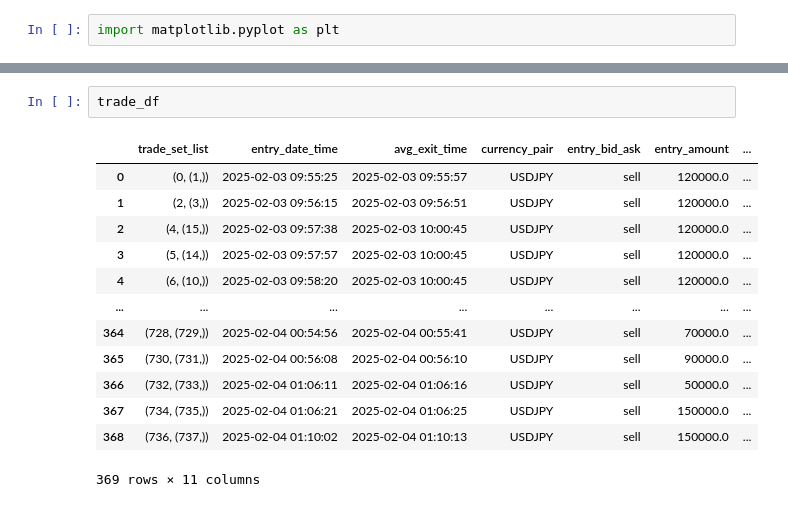
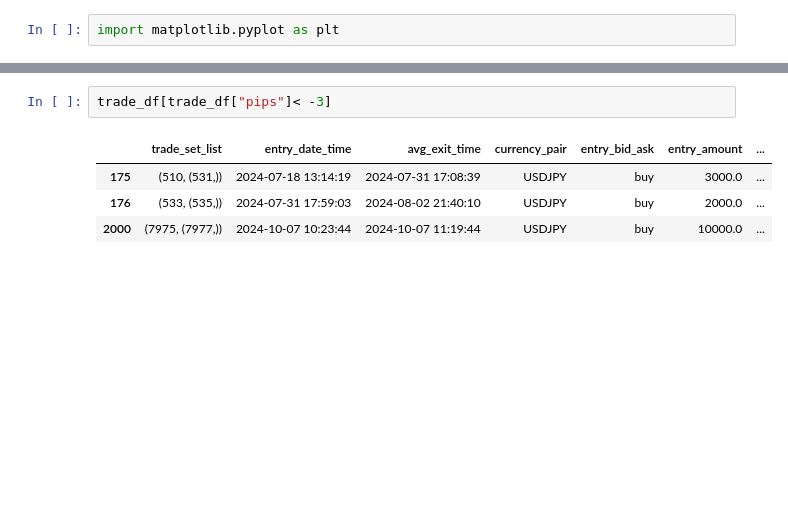
Before and after one commit to hiro0629/Tmp, a Jupyter notebook: jl_Analyze.ipynb, the cells around one changed output, grey strips where cells are left out. Cells and saved outputs as stored; diff of their text form; blank space fills up the shorter version.

```diff
--- a/jl_Analyze.ipynb
+++ b/jl_Analyze.ipynb
@@ -242,16 +495,7 @@ plt.show()
-# %%
-trade_df
-# %% [output]
-|  | trade_set_list | entry_date_time | avg_exit_time | currency_pair | entry_bid_ask | entry_amount | ... |
-| 0 | (0, (1,)) | 2025-02-03 09:55:25 | 2025-02-03 09:55:57 | USDJPY | sell | 120000.0 | ... |
-| 1 | (2, (3,)) | 2025-02-03 09:56:15 | 2025-02-03 09:56:51 | USDJPY | sell | 120000.0 | ... |
-| 2 | (4, (15,)) | 2025-02-03 09:57:38 | 2025-02-03 10:00:45 | USDJPY | sell | 120000.0 | ... |
-| 3 | (5, (14,)) | 2025-02-03 09:57:57 | 2025-02-03 10:00:45 | USDJPY | sell | 120000.0 | ... |
-| 4 | (6, (10,)) | 2025-02-03 09:58:20 | 2025-02-03 10:00:45 | USDJPY | sell | 120000.0 | ... |
-| ... | ... | ... | ... | ... | ... | ... | ... |
-| 364 | (728, (729,)) | 2025-02-04 00:54:56 | 2025-02-04 00:55:41 | USDJPY | sell | 70000.0 | ... |
-| 365 | (730, (731,)) | 2025-02-04 00:56:08 | 2025-02-04 00:56:10 | USDJPY | sell | 90000.0 | ... |
-| 366 | (732, (733,)) | 2025-02-04 01:06:11 | 2025-02-04 01:06:16 | USDJPY | sell | 50000.0 | ... |
-| 367 | (734, (735,)) | 2025-02-04 01:06:21 | 2025-02-04 01:06:25 | USDJPY | sell | 150000.0 | ... |
-| 368 | (736, (737,)) | 2025-02-04 01:10:02 | 2025-02-04 01:10:13 | USDJPY | sell | 150000.0 | ... |
-369 rows × 11 columns
+# %%
+trade_df[trade_df["pips"]< -3]
+# %% [output]
+|  | trade_set_list | entry_date_time | avg_exit_time | currency_pair | entry_bid_ask | entry_amount | ... |
+| 175 | (510, (531,)) | 2024-07-18 13:14:19 | 2024-07-31 17:08:39 | USDJPY | buy | 3000.0 | ... |
+| 176 | (533, (535,)) | 2024-07-31 17:59:03 | 2024-08-02 21:40:10 | USDJPY | buy | 2000.0 | ... |
+| 2000 | (7975, (7977,)) | 2024-10-07 10:23:44 | 2024-10-07 11:19:44 | USDJPY | buy | 10000.0 | ... |
```
Also changed, not shown: parts of 14 cells of this notebook.
